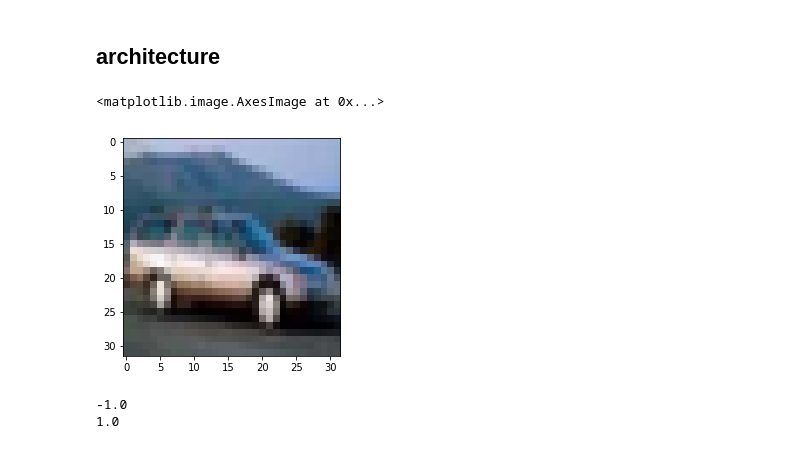
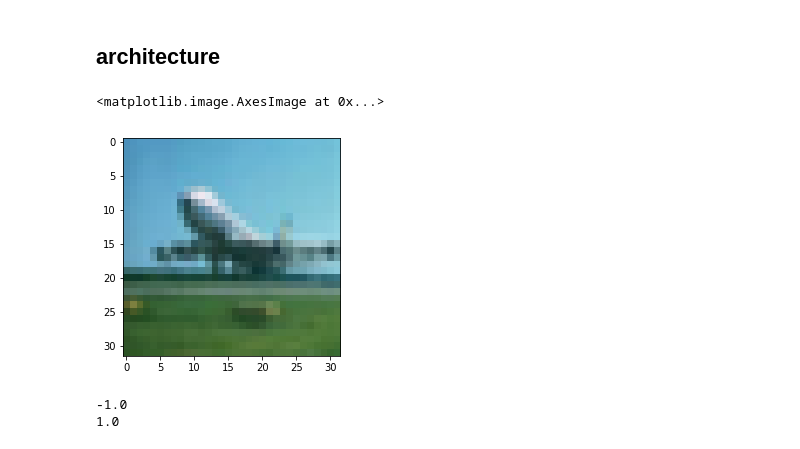
Before and after one commit to WessZumino/generative_deep_learning_code, a Jupyter notebook: 04_19_wgan_cars.ipynb, the cells around one changed output. Cells and saved outputs as stored; diff of their text form; code cells hidden in the pictures.

```diff
--- a/04_19_wgan_cars.ipynb
+++ b/04_19_wgan_cars.ipynb
@@ -21,16 +19,16 @@ IMAGE_SIZE = 32
 # %% [markdown]
 ## data
 # %%
-label = 1
+label = 0
 (x_train, y_train) = load_cifar(label, 10)
 # (x_train, y_train) = load_safari('elephant')
 # %% [markdown]
 ## architecture
 # %%
-plt.imshow((x_train[0,:,:,:]+1)/2)
+plt.imshow((x_train[100,:,:,:]+1)/2)
 # %% [output]
 <matplotlib.image.AxesImage at 0x...>
-[figure, old version]
+[figure, new version]
 # %%
 print(np.min(x_train))
 print(np.max(x_train))
```
Also changed, not shown: parts of 7 cells of this notebook, 4 other files.
